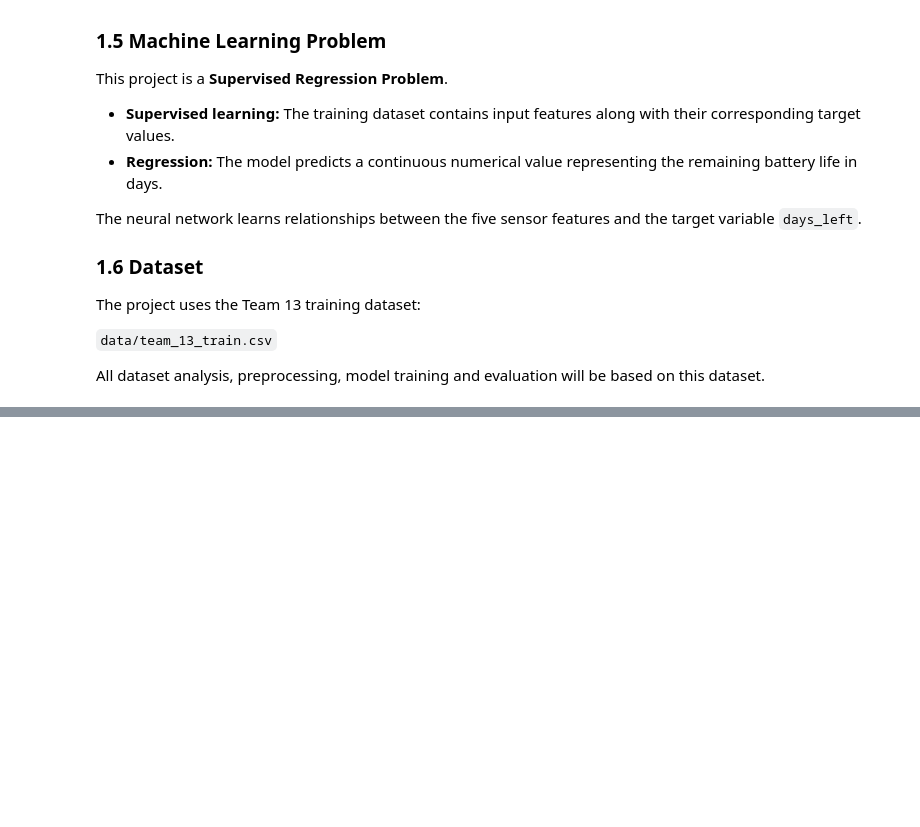
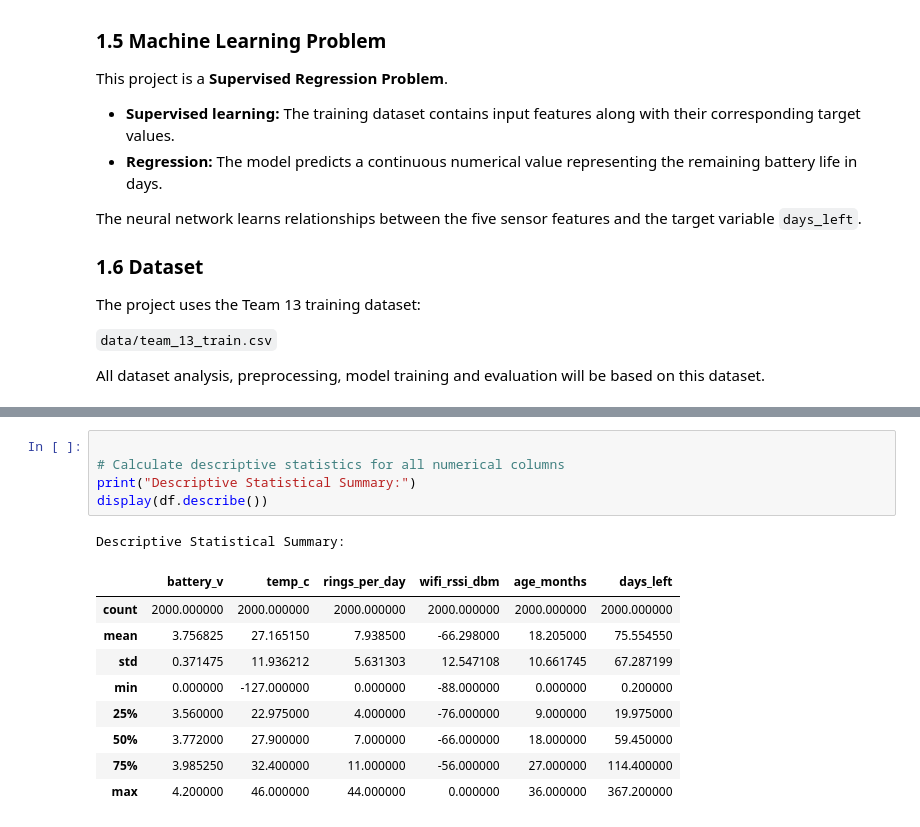
Before and after one commit to Suraj-S1108/edgeai-team13, a Jupyter notebook: mission1_dataset_analysis.ipynb, the cells around one changed output, grey strips where cells are left out. Drawn from its saved outputs; the diff is of its cells as text; blank space fills up the shorter version.

```diff
--- a/mission1_dataset_analysis.ipynb
+++ b/mission1_dataset_analysis.ipynb
@@ -56,0 +353,16 @@ All dataset analysis, preprocessing, model training and evaluation will be based
+# %%
+
+# Calculate descriptive statistics for all numerical columns
+print("Descriptive Statistical Summary:")
+display(df.describe())
+# %% [output]
+Descriptive Statistical Summary:
+|  | battery_v | temp_c | rings_per_day | wifi_rssi_dbm | age_months | days_left |
+| count | 2000.000000 | 2000.000000 | 2000.000000 | 2000.000000 | 2000.000000 | 2000.000000 |
+| mean | 3.756825 | 27.165150 | 7.938500 | -66.298000 | 18.205000 | 75.554550 |
+| std | 0.371475 | 11.936212 | 5.631303 | 12.547108 | 10.661745 | 67.287199 |
+| min | 0.000000 | -127.000000 | 0.000000 | -88.000000 | 0.000000 | 0.200000 |
+| 25% | 3.560000 | 22.975000 | 4.000000 | -76.000000 | 9.000000 | 19.975000 |
+| 50% | 3.772000 | 27.900000 | 7.000000 | -66.000000 | 18.000000 | 59.450000 |
+| 75% | 3.985250 | 32.400000 | 11.000000 | -56.000000 | 27.000000 | 114.400000 |
+| max | 4.200000 | 46.000000 | 44.000000 | 0.000000 | 36.000000 | 367.200000 |
```
Also changed, not shown: parts of 23 cells of this notebook.
